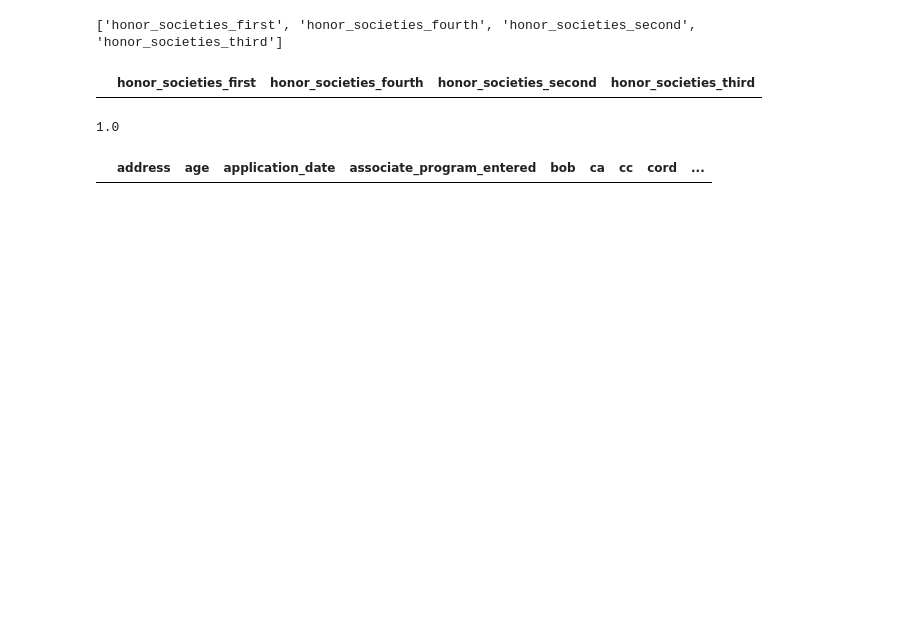
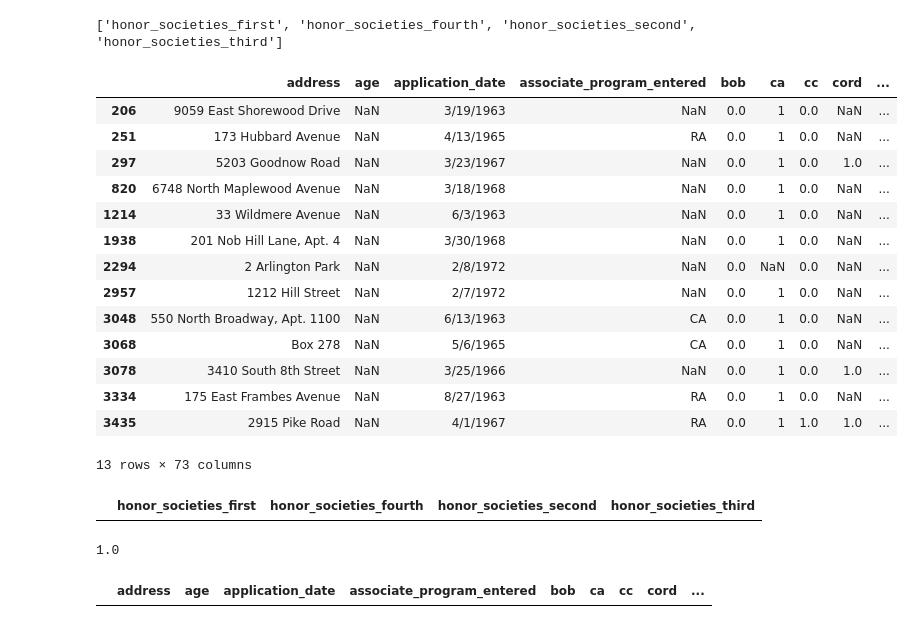
Before and after one commit to Lrraymond13/yellow_beret, a Jupyter notebook: Compile Application Card Raw Data, Dedup and Standardize.ipynb, the cells around one changed output. Cells and saved outputs as stored; diff of their text form; code cells hidden in the pictures; blank space fills up the shorter version.

```diff
--- a/Compile Application Card Raw Data, Dedup and Standardize.ipynb
+++ b/Compile Application Card Raw Data, Dedup and Standardize.ipynb
@@ -206,6 +218,24 @@ has_award_mask = all_app_short['clean_first_name'].apply(has_award)
 all_app_short.loc[has_award_mask, 'extra_honor'] = all_app_short.loc[has_award_mask, 'clean_first_name']
 # %% [output]
 ['honor_societies_first', 'honor_societies_fourth', 'honor_societies_second', 'honor_societies_third']
+# %%
+all_app_short.loc[has_award_mask,:]
+# %% [output]
+|  | address | age | application_date | associate_program_entered | bob | ca | cc | cord | ... |
+| 206 | 9059 East Shorewood Drive | NaN | 3/19/1963 | NaN | 0.0 | 1 | 0.0 | NaN | ... |
+| 251 | 173 Hubbard Avenue | NaN | 4/13/1965 | RA | 0.0 | 1 | 0.0 | NaN | ... |
+| 297 | 5203 Goodnow Road | NaN | 3/23/1967 | NaN | 0.0 | 1 | 0.0 | 1.0 | ... |
+| 820 | 6748 North Maplewood Avenue | NaN | 3/18/1968 | NaN | 0.0 | 1 | 0.0 | NaN | ... |
+| 1214 | 33 Wildmere Avenue | NaN | 6/3/1963 | NaN | 0.0 | 1 | 0.0 | NaN | ... |
+| 1938 | 201 Nob Hill Lane, Apt. 4 | NaN | 3/30/1968 | NaN | 0.0 | 1 | 0.0 | NaN | ... |
+| 2294 | 2 Arlington Park | NaN | 2/8/1972 | NaN | 0.0 | NaN | 0.0 | NaN | ... |
+| 2957 | 1212 Hill Street | NaN | 2/7/1972 | NaN | 0.0 | 1 | 0.0 | NaN | ... |
+| 3048 | 550 North Broadway, Apt. 1100 | NaN | 6/13/1963 | CA | 0.0 | 1 | 0.0 | NaN | ... |
+| 3068 | Box 278 | NaN | 5/6/1965 | CA | 0.0 | 1 | 0.0 | NaN | ... |
+| 3078 | 3410 South 8th Street | NaN | 3/25/1966 | NaN | 0.0 | 1 | 0.0 | 1.0 | ... |
+| 3334 | 175 East Frambes Avenue | NaN | 8/27/1963 | RA | 0.0 | 1 | 0.0 | NaN | ... |
+| 3435 | 2915 Pike Road | NaN | 4/1/1967 | RA | 0.0 | 1 | 1.0 | 1.0 | ... |
+13 rows × 73 columns
 # %%
 # create column mask for each row where one of the honors columns is blank
 for hc in honors_columns:
```
Also changed, not shown: parts of 20 cells of this notebook.
